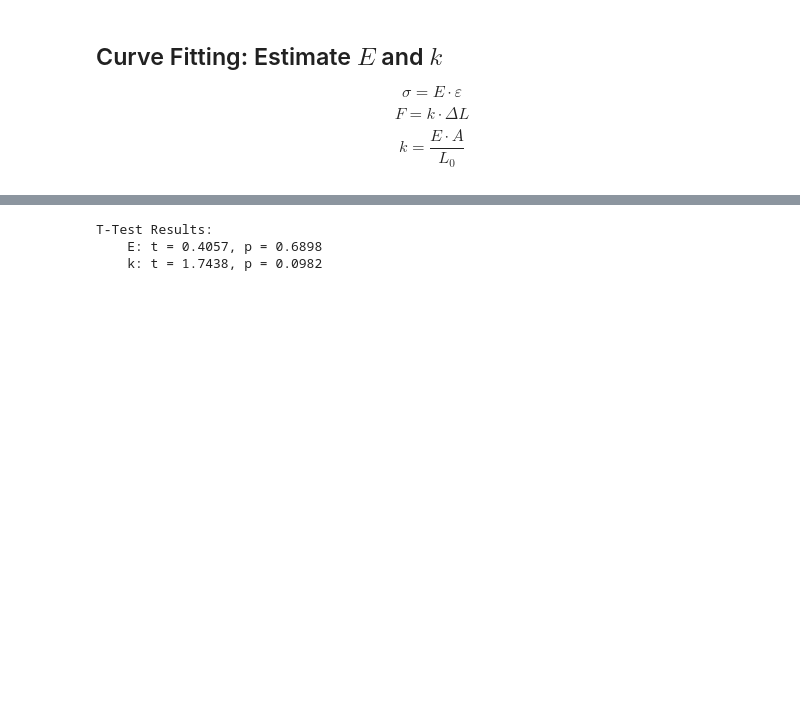
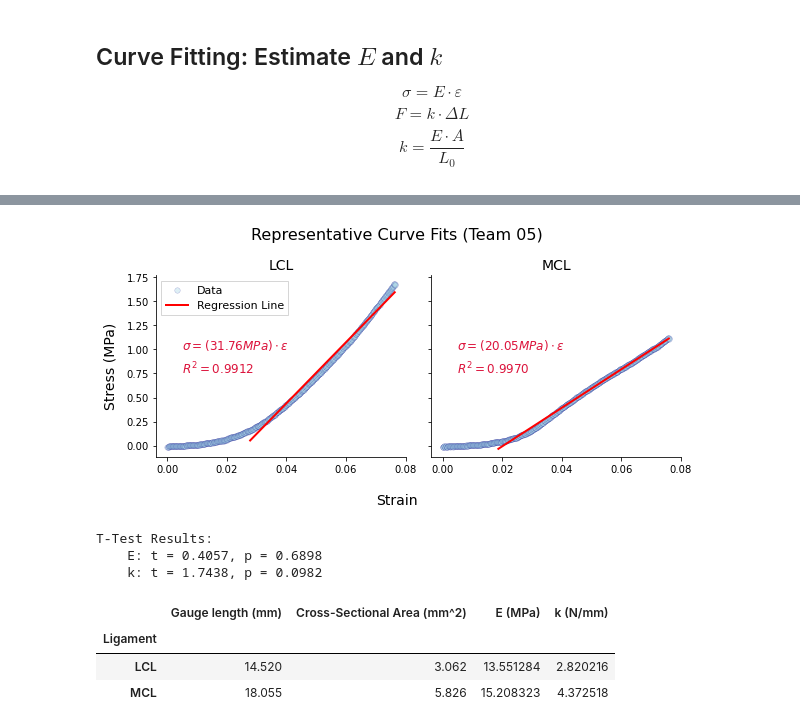
Before and after one commit to Kabilan108/drexel-coursework, a Jupyter notebook: bmes301/lab1/Data Analysis.ipynb, the cells around one changed output, grey strips where cells are left out. Drawn from its saved outputs; the diff is of its cells as text; code cells hidden in the pictures; blank space fills up the shorter version.

```diff
--- a/bmes301/lab1/Data Analysis.ipynb
+++ b/bmes301/lab1/Data Analysis.ipynb
@@ -289,3 +340,68 @@ R^2 didn't converge after 40% of the data was removed
+# %%
+fig, axes = plt.subplots(1, 2, figsize=(8.5,4), sharey=True, sharex=True)
+
+for tissue, ax in zip(['LCL', 'MCL'], axes):
+    # Subset data
+    I = (data['team'] == '05') & (data['tissue'] == tissue)
+    _data = data.loc[I].copy()
+
+    # Find linear region
+    i, _ = tools.get_linear_region(_data)
+
+    # Fit linear model
+    mdl = smf.ols('stress ~ strain', data=_data[i:]).fit()
+
+    # Compute tissue properties
+    J = (specimen['Group #'] == int(team)) & (specimen['Ligament'] == tissue)
+
+    ## Elastic Modulus = Slope
+    E = mdl.params['strain']  ## MPa
+
+    # Stiffness = Slope * Area / Gauge Length
+    A = (specimen.loc[J, 'Width (mm)'] * specimen.loc[J, 'Thickness (mm)']).values[0]
+    L0 = specimen.loc[J, 'Gauge length (mm)'].values[0]
+    k = E * A / L0  ## N/mm
+
+    # Compute predictions
+    pred = mdl.get_prediction().summary_frame(alpha=0.05)
+    pred['strain'] = _data['strain'][i:].values
+
+    # Equation label
+    eqn = r"$\sigma = (%.2f MPa) \cdot \varepsilon$" % mdl.params['strain']
+    r2 = r"$R^2 = %.4f$" % mdl.rsquared
+
+    # Plot
+    sns.scatterplot(
+        data=_data, x='strain', y='stress',  label='Data',
+        s=30, color='lightblue', edgecolor='darkblue', linewidth=0.3,
+        alpha=.4, ax=ax,
+    )
+    sns.lineplot(
+        data=pred, x='strain', y='mean', label='Regression Line',
+        color='red', linewidth=2, ax=ax
+    )
+    ax.annotate(
+        eqn, xy=(0.005, 1.0), xycoords='data', fontsize=12, color='crimson'
+    )
+    ax.annotate(
+        r2, xy=(0.005, 0.75), xycoords='data', fontsize=12, color='crimson'
+    )
+    if tissue == 'MCL':
+        ax.get_legend().remove()
+    else:
+        ax.legend(fancybox=False, fontsize=11)
+    ax.set_title(tissue, fontsize=14)
+    ax.set_xlabel('', fontsize=0)
+    ax.set_ylabel('', fontsize=0)
+    sns.despine()
+
+fig.subplots_adjust(top=0.9)
+fig.suptitle('Representative Curve Fits (Team 05)', fontsize=16)
+fig.supxlabel('Strain', fontsize=14)
+fig.supylabel('Stress (MPa)', fontsize=14)
+plt.tight_layout()
+# %% [output]
+[figure, added]
 # %%
 # T-Test to Compare LCL and MCL
 ## Assumptions:
@@ -310,0 +441,7 @@ T-Test Results:
+# %%
+means
+# %% [output]
+|  | Gauge length (mm) | Cross-Sectional Area (mm^2) | E (MPa) | k (N/mm) |
+| Ligament |  |  |  |  |
+| LCL | 14.520 | 3.062 | 13.551284 | 2.820216 |
+| MCL | 18.055 | 5.826 | 15.208323 | 4.372518 |
```
Also changed, not shown: parts of 8 cells of this notebook, 4 other files.
